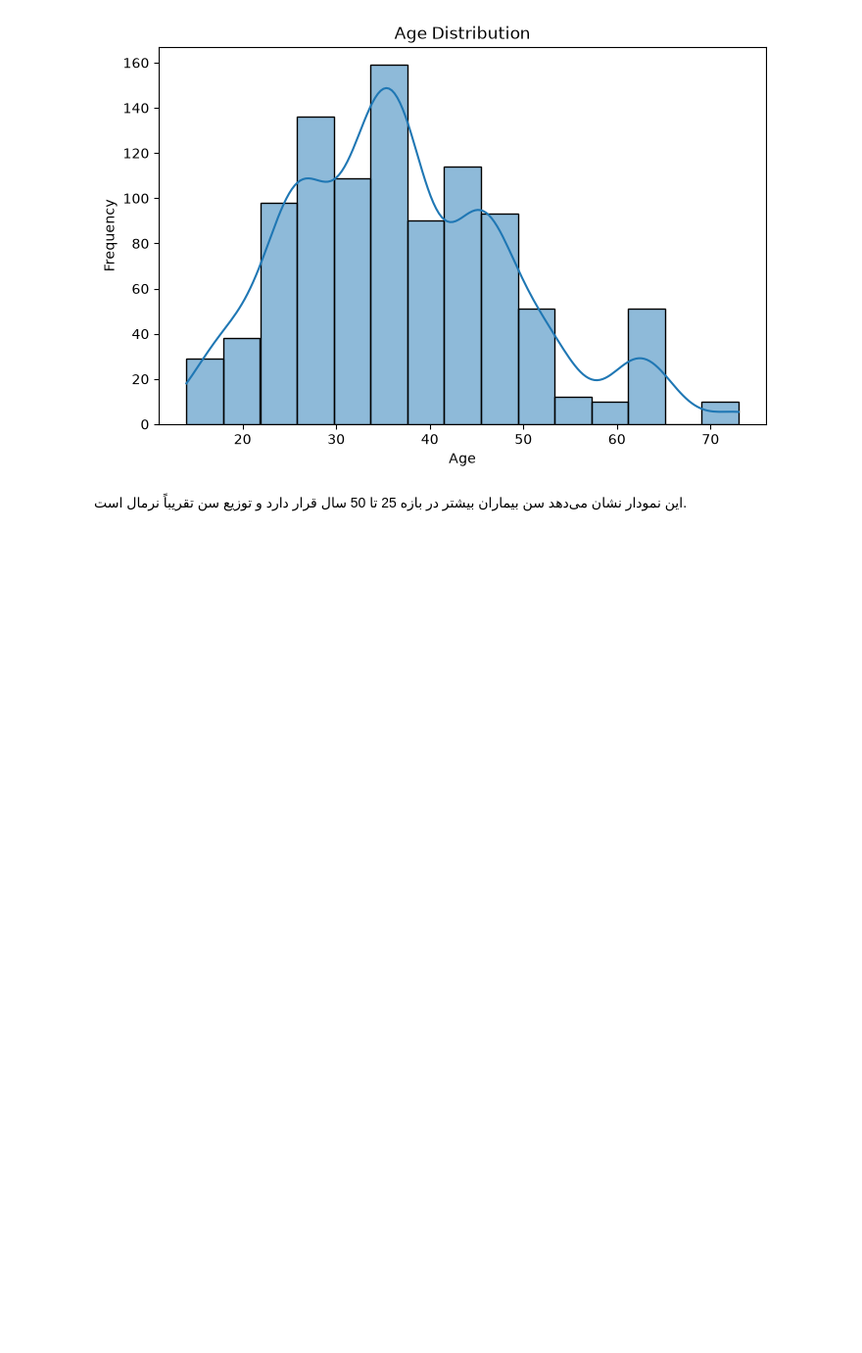
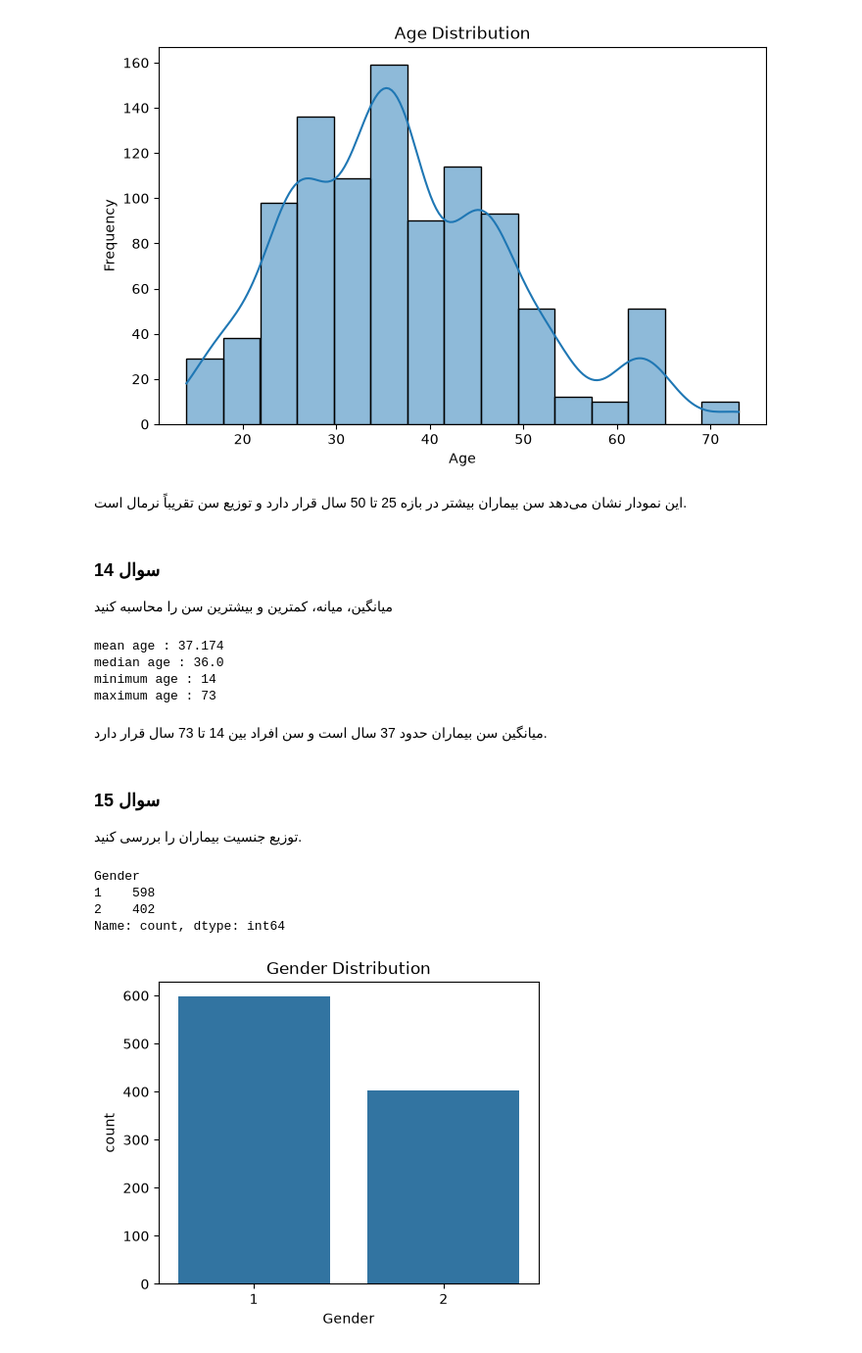
Before and after one commit to Atenanorozi/cancer, a Jupyter notebook: Dataunderstanding.ipynb, the cells around one changed output. Shown at 98% size. Saved outputs shown, nothing was run; the diff lists cells and outputs as text; code cells hidden in the pictures; blank space fills up the shorter version.

```diff
--- a/Dataunderstanding.ipynb
+++ b/Dataunderstanding.ipynb
@@ -246,3 +246,45 @@ plt.show()
 [figure]
 # %% [markdown]
 این نمودار نشان می‌دهد سن بیماران بیشتر در بازه 25 تا 50 سال قرار دارد و توزیع سن تقریباً نرمال است.
+# %% [markdown]
+### سوال 14
+
+میانگین، میانه، کمترین و بیشترین سن را محاسبه کنید
+# %%
+mean_age = df["Age"].mean()
+median_age = df["Age"].median()
+min_age = df["Age"].min()
+max_age = df["Age"].max()
+
+
+print("mean age :", mean_age)
+print("median age :", median_age)
+print("minimum age :", min_age)
+print("maximum age :", max_age)
+# %% [output]
+mean age : 37.174
+median age : 36.0
+minimum age : 14
+maximum age : 73
+# %% [markdown]
+میانگین سن بیماران حدود 37 سال است و سن افراد بین 14 تا 73 سال قرار دارد.
+# %% [markdown]
+### سوال 15
+
+توزیع جنسیت بیماران را بررسی کنید.
+# %%
+df["Gender"].value_counts()
+# %% [output]
+Gender
+1    598
+2    402
+Name: count, dtype: int64
+# %%
+plt.figure(figsize=(5,4))
+
+sns.countplot(data=df, x="Gender")
+
+plt.title("Gender Distribution")
+plt.show()
+# %% [output]
+[figure, added]
```
Also changed, not shown: parts of 63 cells of this notebook.
